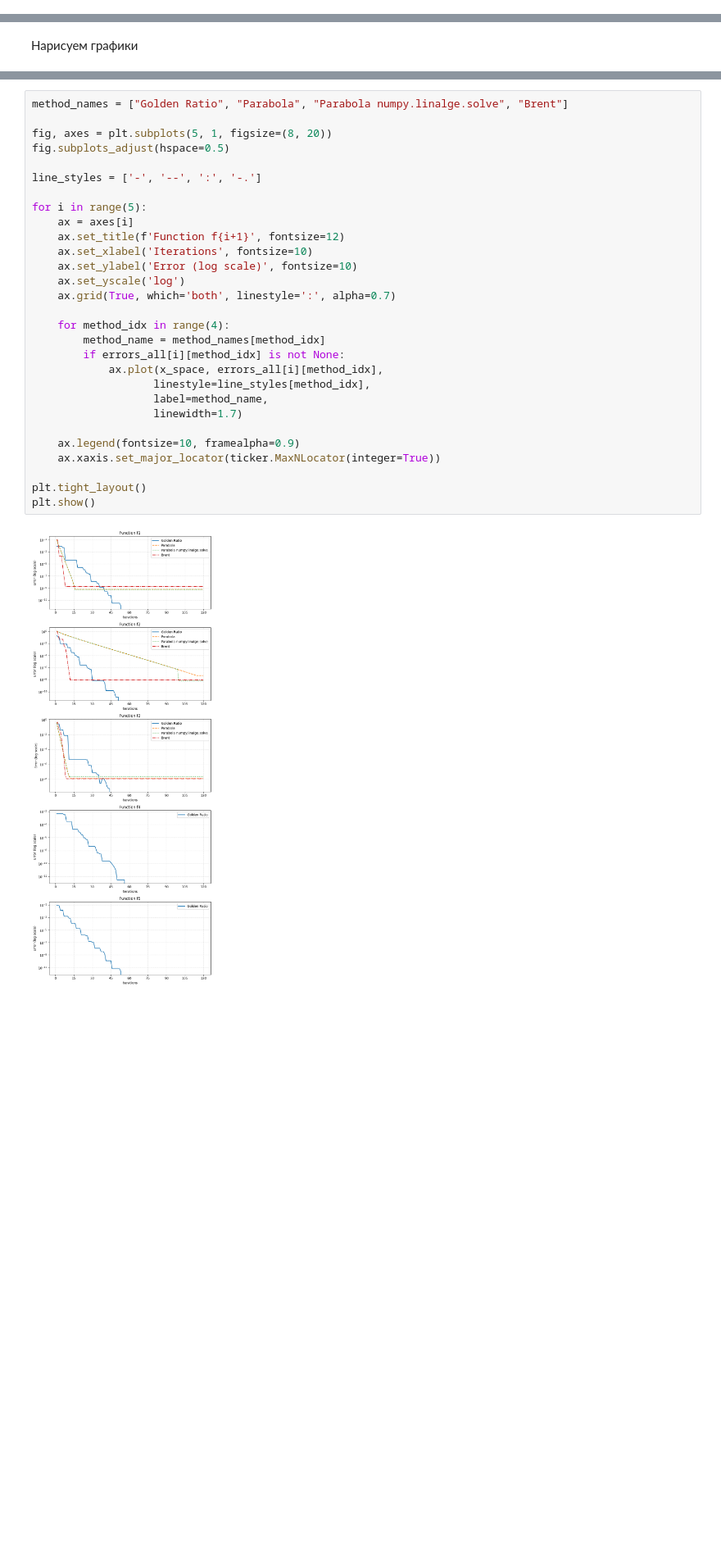
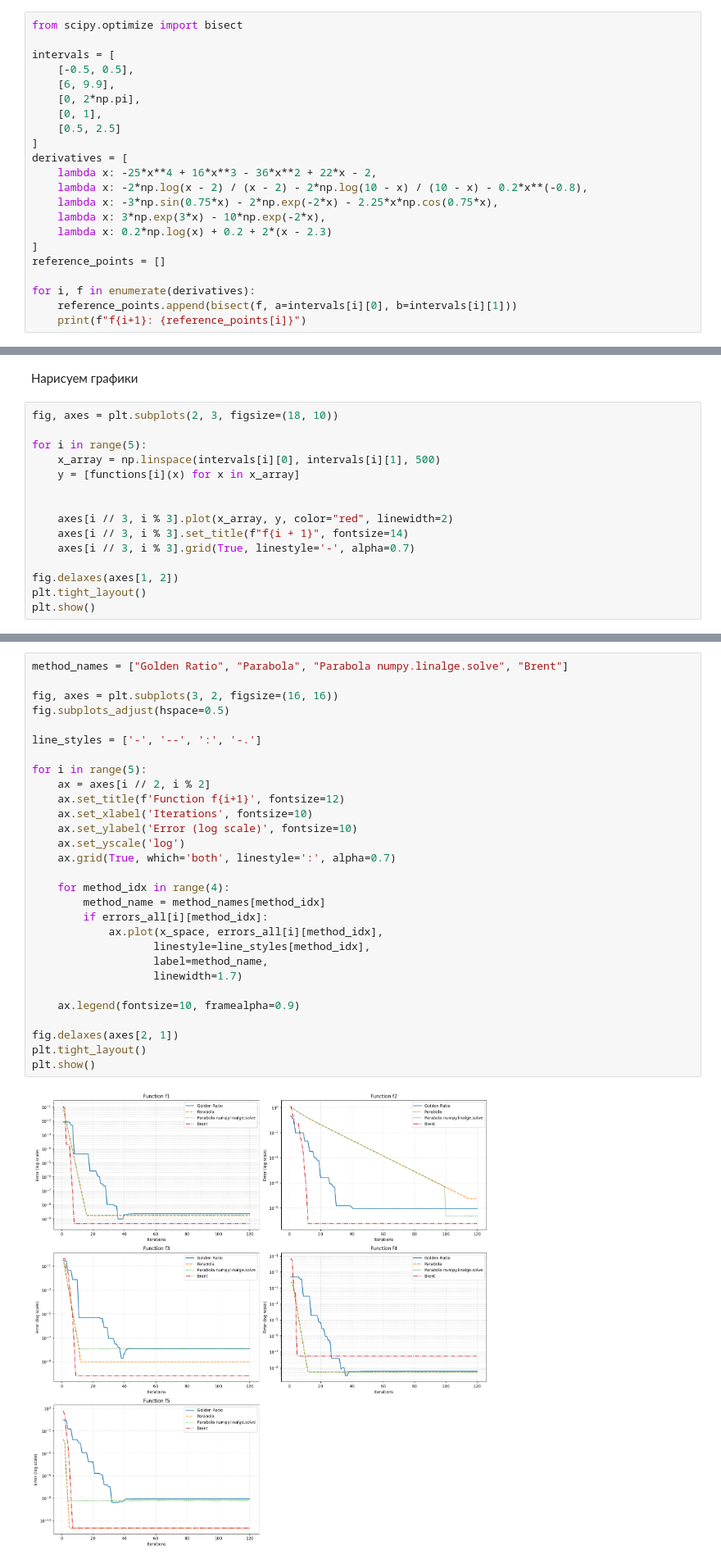
Before and after one commit to n-sukhov/OptMeth, a Jupyter notebook: Lab1/lab_1.ipynb, the cells around one changed output, grey strips where cells are left out. Shown at 82% size. Drawn from its saved outputs; the diff is of its cells as text; blank space fills up the shorter version.

```diff
--- a/Lab1/lab_1.ipynb
+++ b/Lab1/lab_1.ipynb
@@ -217,0 +200,22 @@ def get_reference_min(f, a, b, c=None):
+# %%
+from scipy.optimize import bisect
+
+intervals = [
+    [-0.5, 0.5],
+    [6, 9.9],
+    [0, 2*np.pi],
+    [0, 1],
+    [0.5, 2.5]
+]
+derivatives = [
+    lambda x: -25*x**4 + 16*x**3 - 36*x**2 + 22*x - 2,
+    lambda x: -2*np.log(x - 2) / (x - 2) - 2*np.log(10 - x) / (10 - x) - 0.2*x**(-0.8),
+    lambda x: -3*np.sin(0.75*x) - 2*np.exp(-2*x) - 2.25*x*np.cos(0.75*x),
+    lambda x: 3*np.exp(3*x) - 10*np.exp(-2*x),
+    lambda x: 0.2*np.log(x) + 0.2 + 2*(x - 2.3)
+]
+reference_points = []
+
+for i, f in enumerate(derivatives):
+    reference_points.append(bisect(f, a=intervals[i][0], b=intervals[i][1]))
+    print(f"f{i+1}: {reference_points[i]}")
@@ -257,3 +254,18 @@ for i, f in enumerate(functions):
     errors_all.append(method_errors)
 # %% [markdown]
 Нарисуем графики
+# %%
+fig, axes = plt.subplots(2, 3, figsize=(18, 10))
+
+for i in range(5):
+    x_array = np.linspace(intervals[i][0], intervals[i][1], 500)
+    y = [functions[i](x) for x in x_array]
+
+
+    axes[i // 3, i % 3].plot(x_array, y, color="red", linewidth=2)
+    axes[i // 3, i % 3].set_title(f"f{i + 1}", fontsize=14)
+    axes[i // 3, i % 3].grid(True, linestyle='-', alpha=0.7)
+
+fig.delaxes(axes[1, 2])
+plt.tight_layout()
+plt.show()
@@ -260,31 +274,31 @@ for i, f in enumerate(functions):
 # %%
 method_names = ["Golden Ratio", "Parabola", "Parabola numpy.linalge.solve", "Brent"]
 
-fig, axes = plt.subplots(5, 1, figsize=(8, 20))
+fig, axes = plt.subplots(3, 2, figsize=(16, 16))
 fig.subplots_adjust(hspace=0.5)
 
 line_styles = ['-', '--', ':', '-.']
 
 for i in range(5):
-    ax = axes[i]
+    ax = axes[i // 2, i % 2]
     ax.set_title(f'Function f{i+1}', fontsize=12)
     ax.set_xlabel('Iterations', fontsize=10)
     ax.set_ylabel('Error (log scale)', fontsize=10)
     ax.set_yscale('log')
     ax.grid(True, which='both', linestyle=':', alpha=0.7)
 
     for method_idx in range(4):
         method_name = method_names[method_idx]
-        if errors_all[i][method_idx] is not None:
+        if errors_all[i][method_idx]:
             ax.plot(x_space, errors_all[i][method_idx],
                    linestyle=line_styles[method_idx],
                    label=method_name,
                    linewidth=1.7)
 
     ax.legend(fontsize=10, framealpha=0.9)
-    ax.xaxis.set_major_locator(ticker.MaxNLocator(integer=True))
 
+fig.delaxes(axes[2, 1])
 plt.tight_layout()
 plt.show()
 # %% [output]
-[figure, old version]
+[figure, new version]
```
Also changed, not shown: parts of 11 cells of this notebook.
